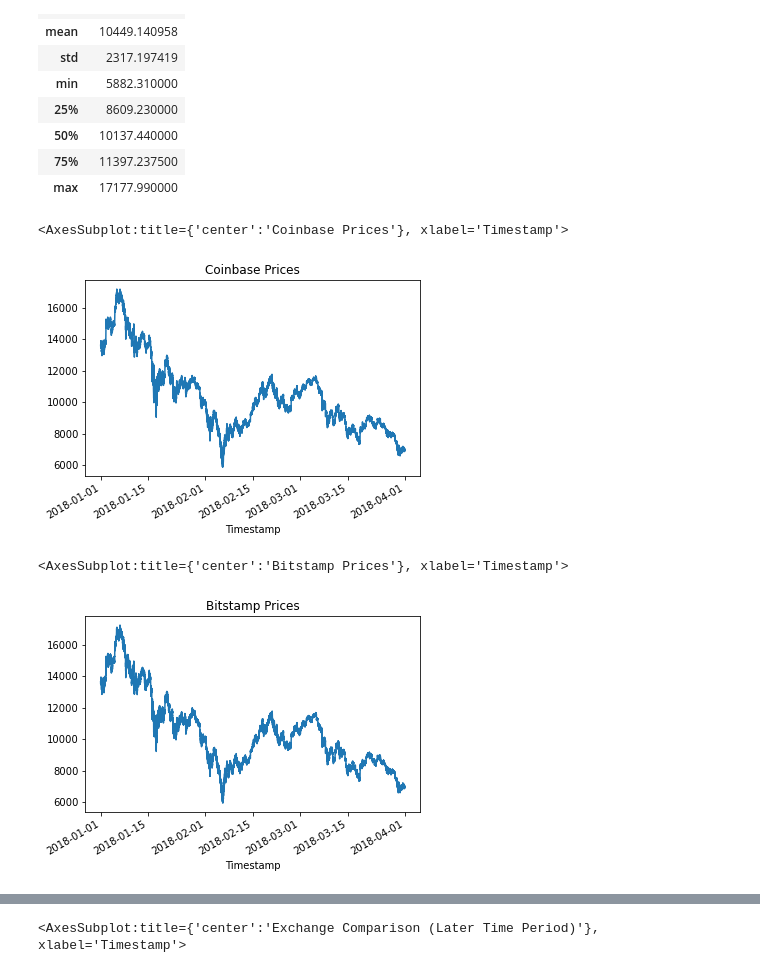
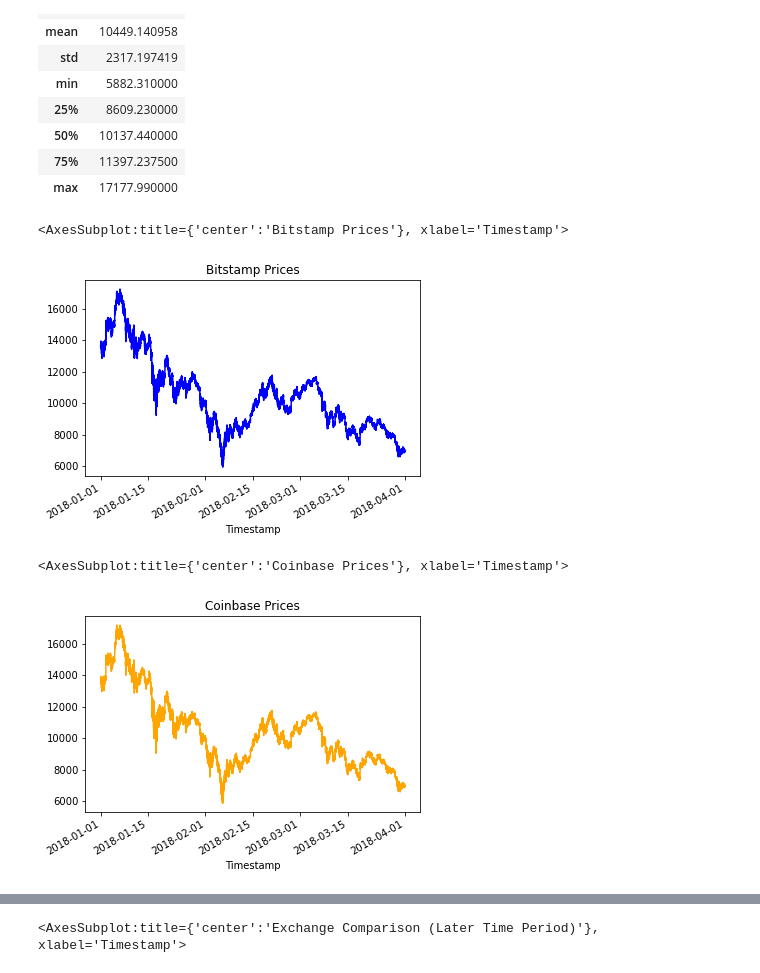
Before and after one commit to diegoalcocer/fintech-crypto-arbitrage, a Jupyter notebook: crypto_arbitrage.ipynb, the cells around one changed output, grey strips where cells are left out. Drawn from its saved outputs; the diff is of its cells as text; code cells hidden in the pictures.

Commit message:
Calculate and plot arbitrage profits

```diff
--- a/crypto_arbitrage.ipynb
+++ b/crypto_arbitrage.ipynb
@@ -210,10 +209,10 @@ bitstamp_sliced = # YOUR CODE HERE
 | 2018-01-01 00:04:00 | 13620.00 |
 # %%
 # Use loc or iloc to select `Timestamp (the index)` and `Close` from coinbase DataFrame
-coinbase_sliced = # YOUR CODE HERE
+coinbase_sliced = coinbase.iloc[:,[3]]
 
 # Review the first five rows of the DataFrame
-# YOUR CODE HERE
+coinbase_sliced.head()
 # %% [output]
 |  | Close |
 | Timestamp |  |
@@ -263,17 +262,17 @@ Sort through the time series data associated with the bitstamp and coinbase Data
 # %%
 # Create a line plot for the bitstamp DataFrame for the full length of time in the dataset
 # Be sure that the figure size, title, and color are tailored to each visualization
-# YOUR CODE HERE
+bitstamp_sliced['Close'].plot(figsize=(6,4), title="Bitstamp Prices", color='blue')
 # %% [output]
-<AxesSubplot:title={'center':'Coinbase Prices'}, xlabel='Timestamp'>
+<AxesSubplot:title={'center':'Bitstamp Prices'}, xlabel='Timestamp'>
-[figure, old version]
+[figure, new version]
 # %%
 # Create a line plot for the coinbase DataFrame for the full length of time in the dataset
 # Be sure that the figure size, title, and color are tailored to each visualization
-# YOUR CODE HERE
+coinbase_sliced['Close'].plot(figsize=(6,4), title="Coinbase Prices", color='orange')
 # %% [output]
-<AxesSubplot:title={'center':'Bitstamp Prices'}, xlabel='Timestamp'>
+<AxesSubplot:title={'center':'Coinbase Prices'}, xlabel='Timestamp'>
-[figure, old version]
+[figure, new version]
 # %%
 # Overlay the visualizations for the bitstamp and coinbase DataFrames in one plot
 # The plot should visualize the prices over the full lenth of the dataset
```
Also changed, not shown: parts of 35 cells of this notebook.
